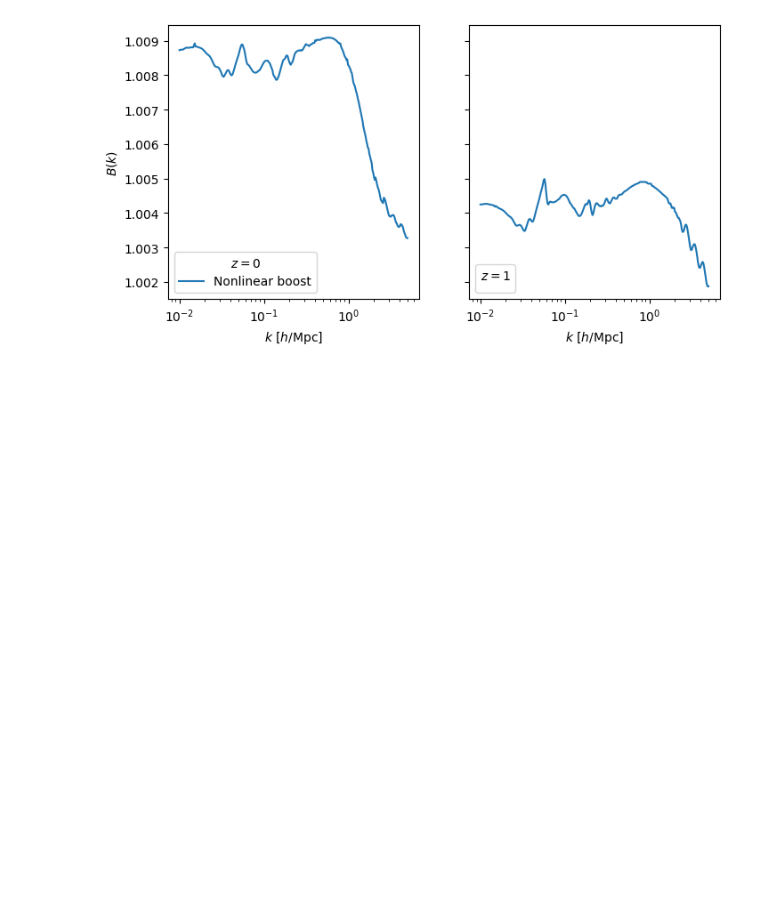
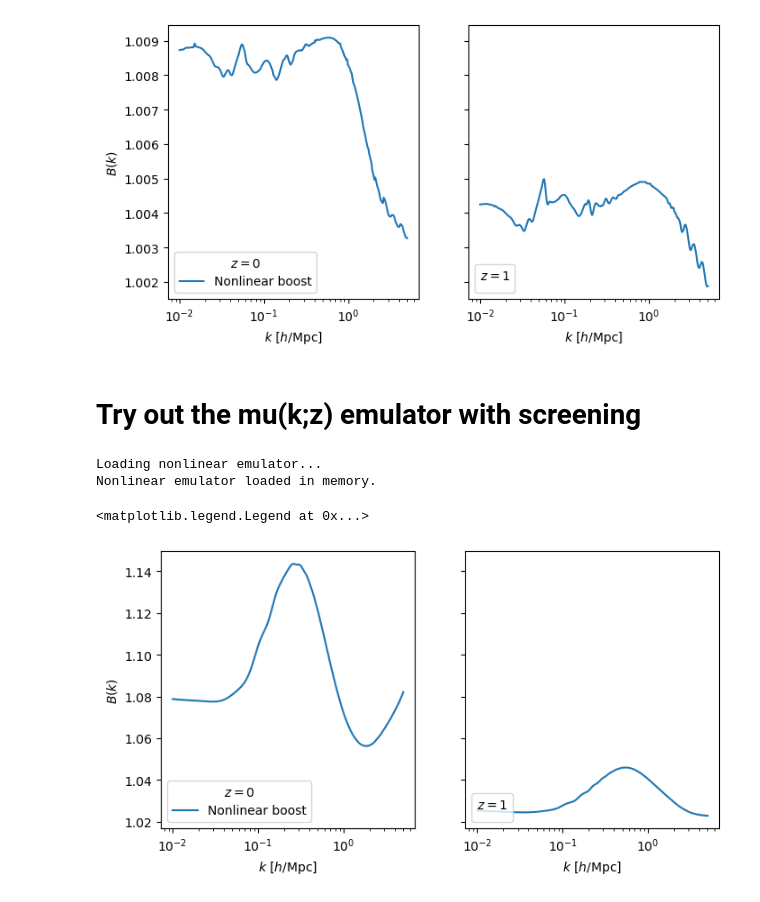
Before and after one commit to nebblu/MGEmus, a Jupyter notebook: tutorials/example.ipynb, the cells around one changed output. Drawn from its saved outputs; the diff is of its cells as text; code cells hidden in the pictures; blank space fills up the shorter version.

```diff
--- a/tutorials/example.ipynb
+++ b/tutorials/example.ipynb
@@ -88,3 +111,38 @@ ax[1].legend(title='$z=1$', loc='lower left')
 # %% [output]
 <matplotlib.legend.Legend at 0x...>
 [figure]
+# %% [markdown]
+# Try out the mu(k;z) emulator with screening
+# %%
+params = {
+    'Omega_m'     :  [0.315, 0.315],
+    'H0'        :  [67, 67],
+    'As'            :  [2.0e-9,2.0e-9],
+    'w0'            :  [-1.1,-1.1],
+    'wa'            :  [0.1,0.1],
+    'mu0'            :  [1,1],
+    'c1'            :  [0.2,0.2],
+    'lam'            :  [0.1,0.1],
+    'q1'            :  [1.,1.],
+    'q2'            :  [1.0,1.0],
+    'q3'            :  [0.3,0.3],
+    'z'             :  [0., 1.]
+}
+
+#available emulators: fr, dgp, gamma, ds
+emulator = mgemu.MG_boost(model='mu')
+kvals, boost_nl = emulator.get_nonlinear_boost(**params)
+# %% [output]
+Loading nonlinear emulator...
+Nonlinear emulator loaded in memory.
+# %%
+fig, ax = plt.subplots(1,2, figsize=(8,4), sharey=True)
+ax[0].semilogx(kvals, boost_nl[0], label="Nonlinear boost")
+ax[1].semilogx(kvals, boost_nl[1])
+ax[0].set_xlabel("$k$ [$h$/Mpc]");ax[1].set_xlabel("$k$ [$h$/Mpc]")
+ax[0].set_ylabel("$B(k)$")
+ax[0].legend(title='$z=0$', loc='lower left')
+ax[1].legend(title='$z=1$', loc='lower left')
+# %% [output]
+<matplotlib.legend.Legend at 0x...>
+[figure, added]
```
Also changed, not shown: parts of 4 cells of this notebook, 2 other files.
